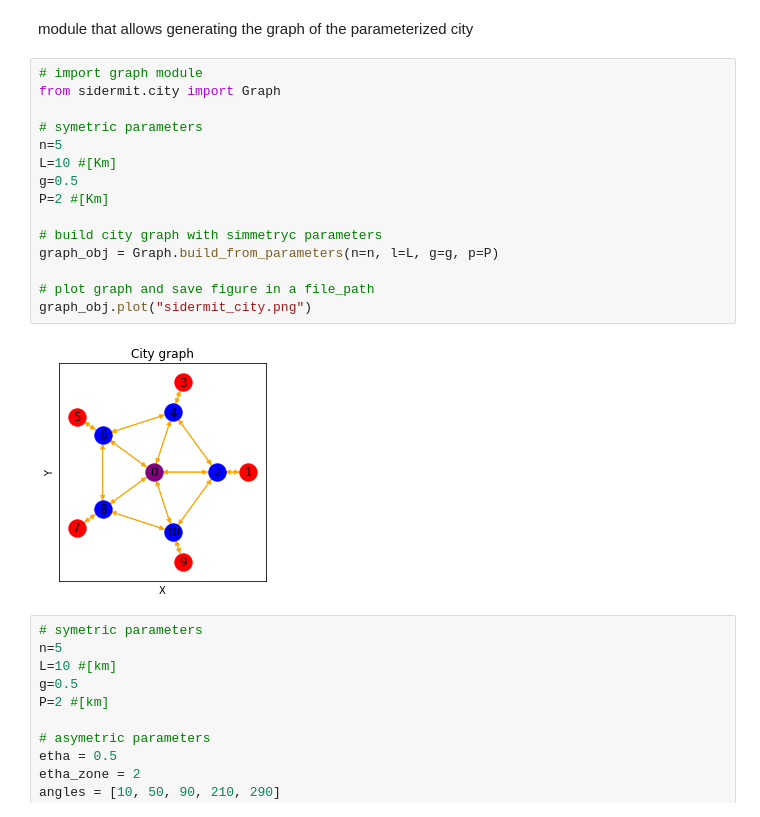
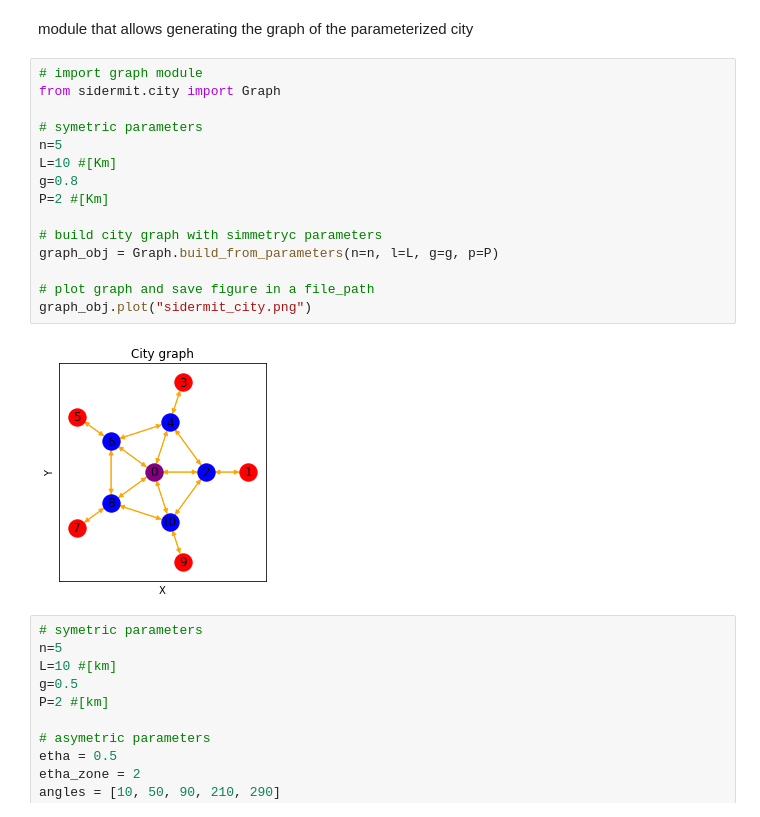
Before and after one commit to SIDERMIT/optimizer, a Jupyter notebook: examples/examples_sidermit.ipynb, the cells around one changed output. Drawn from its saved outputs; the diff is of its cells as text.

```diff
--- a/examples/examples_sidermit.ipynb
+++ b/examples/examples_sidermit.ipynb
@@ -5,20 +5,20 @@ module that allows generating the graph of the parameterized city
 # %%
 # import graph module
 from sidermit.city import Graph
 
 # symetric parameters
 n=5
 L=10 #[Km]
-g=0.5
+g=0.8
 P=2 #[Km]
 
 # build city graph with simmetryc parameters
 graph_obj = Graph.build_from_parameters(n=n, l=L, g=g, p=P)
 
 # plot graph and save figure in a file_path
 graph_obj.plot("sidermit_city.png")
 # %% [output]
-[figure, old version]
+[figure, new version]
 # %%
 # symetric parameters
 n=5
```
Also changed, not shown: parts of 8 cells of this notebook.
